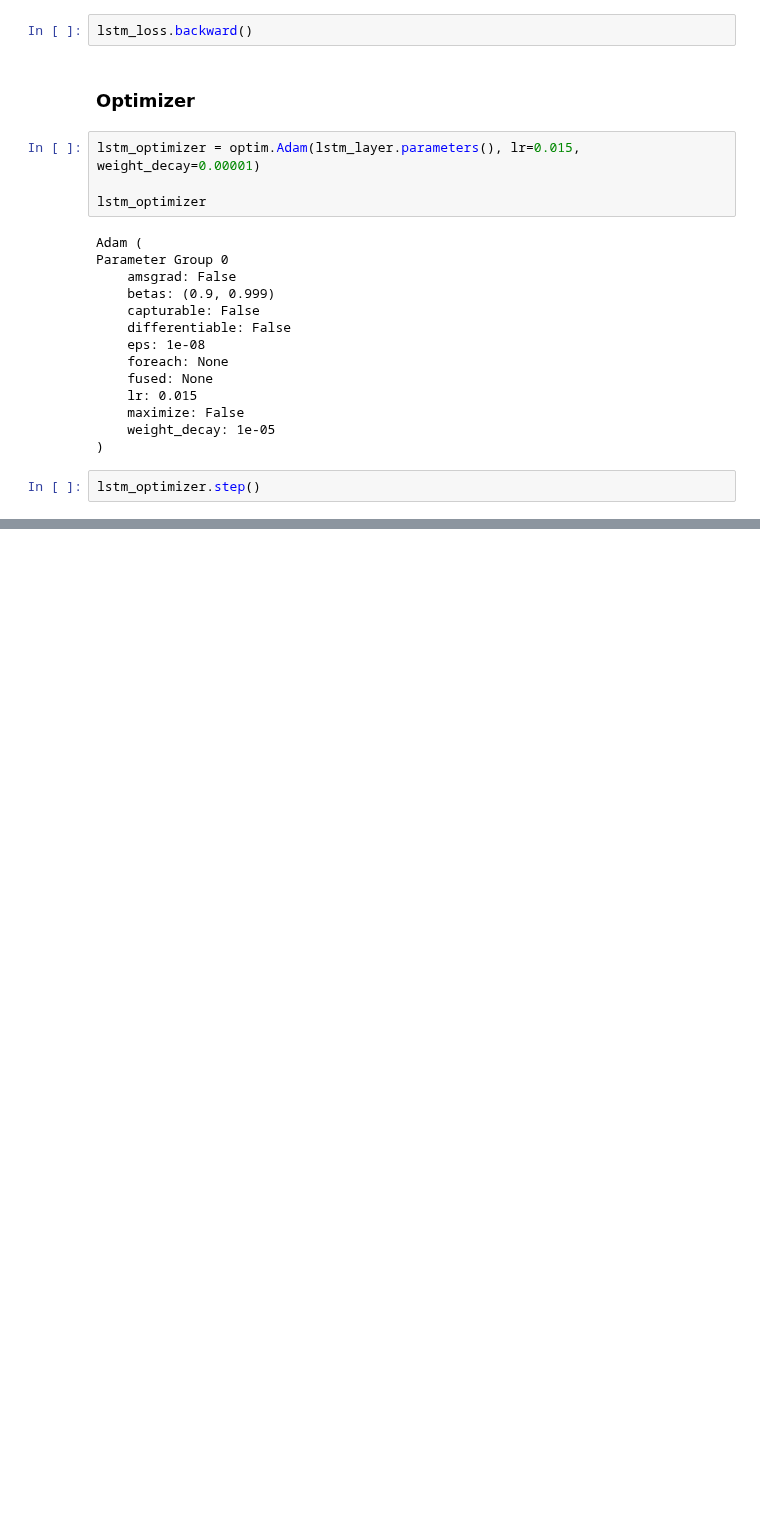
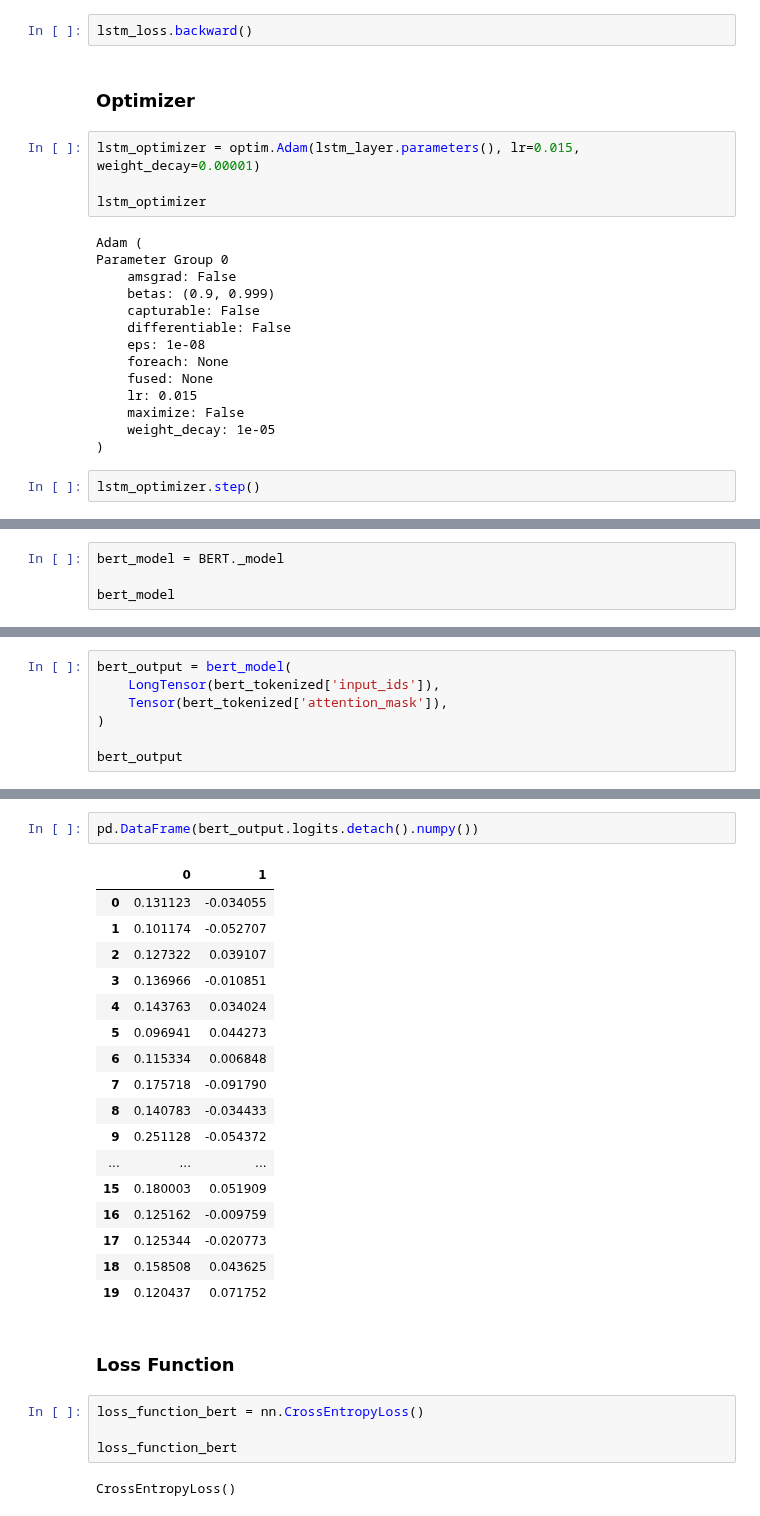
Before and after one commit to NateCross/tag-hate-elf, a Jupyter notebook: learners.ipynb, the cells around one changed output, grey strips where cells are left out. Saved outputs shown, nothing was run; the diff lists cells and outputs as text; blank space fills up the shorter version.

```diff
--- a/learners.ipynb
+++ b/learners.ipynb
@@ -325,0 +400,4 @@ lstm_optimizer.step()
+# %%
+bert_model = BERT._model
+
+bert_model
@@ -325,0 +422,7 @@ lstm_optimizer.step()
+# %%
+bert_output = bert_model(
+    LongTensor(bert_tokenized['input_ids']),
+    Tensor(bert_tokenized['attention_mask']),
+)
+
+bert_output
@@ -325,0 +450,28 @@ lstm_optimizer.step()
+# %%
+pd.DataFrame(bert_output.logits.detach().numpy())
+# %% [output]
+|  | 0 | 1 |
+| 0 | 0.131123 | -0.034055 |
+| 1 | 0.101174 | -0.052707 |
+| 2 | 0.127322 | 0.039107 |
+| 3 | 0.136966 | -0.010851 |
+| 4 | 0.143763 | 0.034024 |
+| 5 | 0.096941 | 0.044273 |
+| 6 | 0.115334 | 0.006848 |
+| 7 | 0.175718 | -0.091790 |
+| 8 | 0.140783 | -0.034433 |
+| 9 | 0.251128 | -0.054372 |
+| ... | ... | ... |
+| 15 | 0.180003 | 0.051909 |
+| 16 | 0.125162 | -0.009759 |
+| 17 | 0.125344 | -0.020773 |
+| 18 | 0.158508 | 0.043625 |
+| 19 | 0.120437 | 0.071752 |
+# %% [markdown]
+### Loss Function
+# %%
+loss_function_bert = nn.CrossEntropyLoss()
+
+loss_function_bert
+# %% [output]
+CrossEntropyLoss()
```
Also changed, not shown: parts of 17 cells of this notebook.
